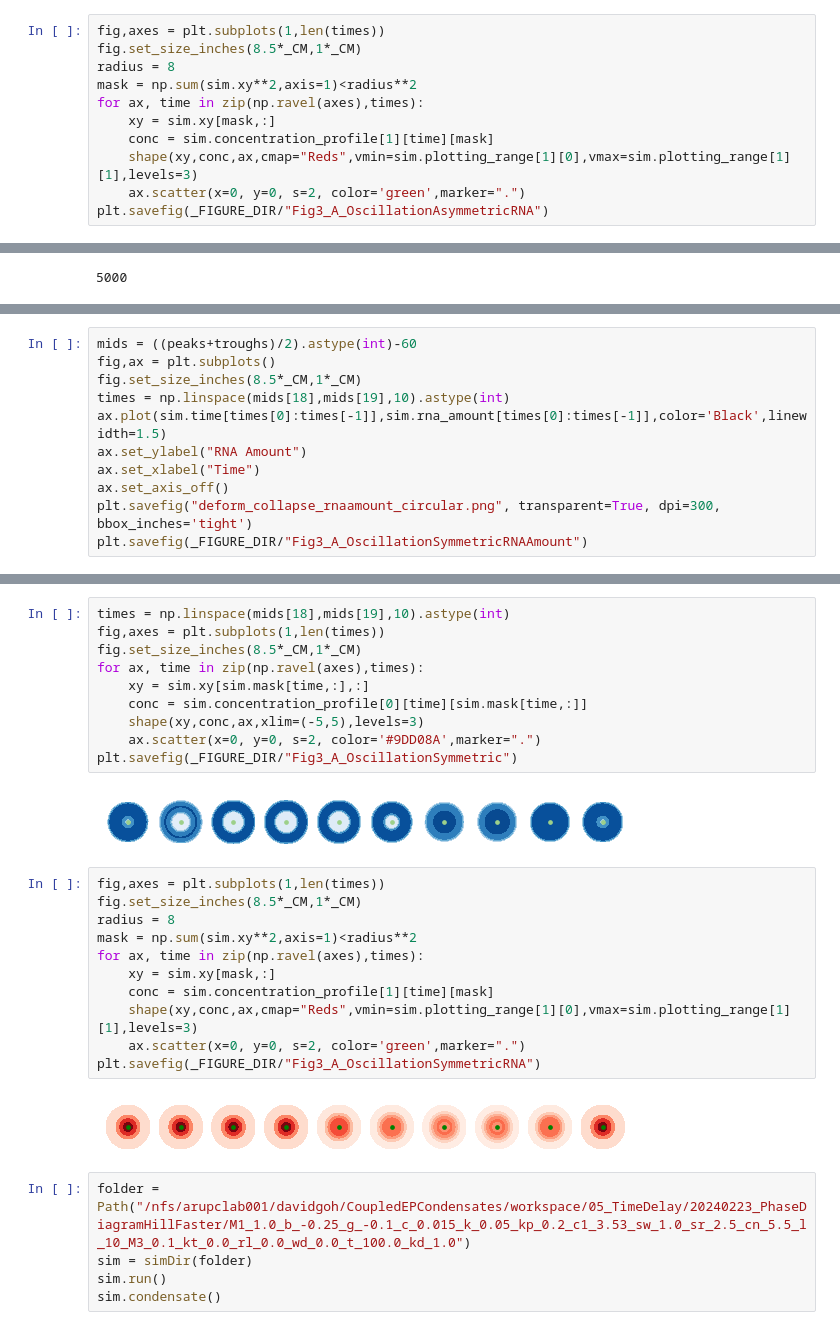
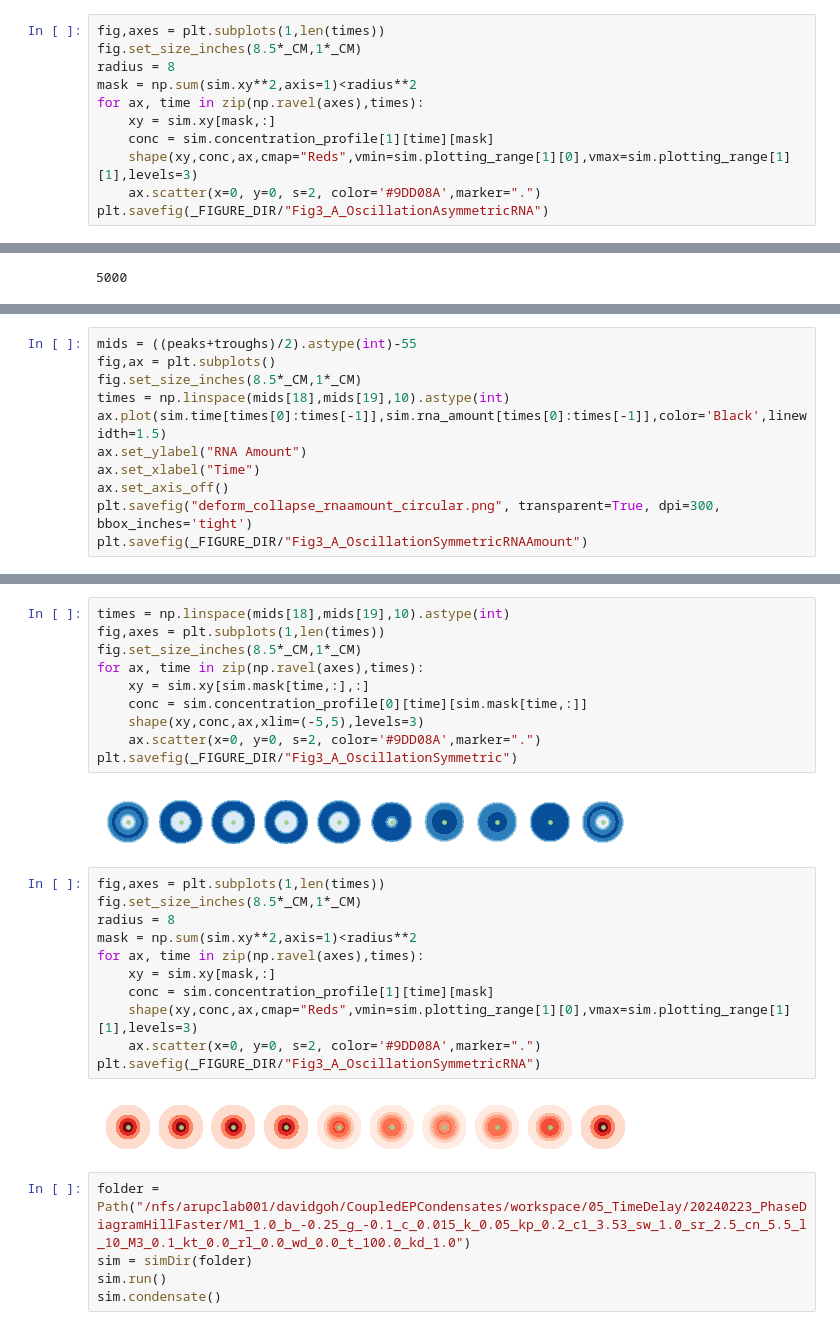
Before and after one commit to gohdavid/CoupledEPCondensates, a Jupyter notebook: workspace/05_Analysis/Fig_3B-3C.ipynb, the cells around one changed output, grey strips where cells are left out. Cells and saved outputs as stored; diff of their text form.

```diff
--- a/workspace/05_Analysis/Fig_3B-3C.ipynb
+++ b/workspace/05_Analysis/Fig_3B-3C.ipynb
@@ -99,6 +99,6 @@ for ax, time in zip(np.ravel(axes),times):
     xy = sim.xy[mask,:]
     conc = sim.concentration_profile[1][time][mask]
     shape(xy,conc,ax,cmap="Reds",vmin=sim.plotting_range[1][0],vmax=sim.plotting_range[1][1],levels=3)
-    ax.scatter(x=0, y=0, s=2, color='green',marker=".")
+    ax.scatter(x=0, y=0, s=2, color='#9DD08A',marker=".")
 plt.savefig(_FIGURE_DIR/"Fig3_A_OscillationAsymmetricRNA")
 # %% [output]
@@ -123,5 +123,5 @@ Text(0.5, 0.98, 'Time Delay = 250')
 # %%
-mids = ((peaks+troughs)/2).astype(int)-60
+mids = ((peaks+troughs)/2).astype(int)-55
 fig,ax = plt.subplots()
 fig.set_size_inches(8.5*_CM,1*_CM)
 times = np.linspace(mids[18],mids[19],10).astype(int)
@@ -144,20 +144,20 @@ for ax, time in zip(np.ravel(axes),times):
     ax.scatter(x=0, y=0, s=2, color='#9DD08A',marker=".")
 plt.savefig(_FIGURE_DIR/"Fig3_A_OscillationSymmetric")
 # %% [output]
-[figure, old version]
+[figure, new version]
 # %%
 fig,axes = plt.subplots(1,len(times))
 fig.set_size_inches(8.5*_CM,1*_CM)
 radius = 8
 mask = np.sum(sim.xy**2,axis=1)<radius**2
 for ax, time in zip(np.ravel(axes),times):
     xy = sim.xy[mask,:]
     conc = sim.concentration_profile[1][time][mask]
     shape(xy,conc,ax,cmap="Reds",vmin=sim.plotting_range[1][0],vmax=sim.plotting_range[1][1],levels=3)
-    ax.scatter(x=0, y=0, s=2, color='green',marker=".")
+    ax.scatter(x=0, y=0, s=2, color='#9DD08A',marker=".")
 plt.savefig(_FIGURE_DIR/"Fig3_A_OscillationSymmetricRNA")
 # %% [output]
-[figure, old version]
+[figure, new version]
 # %%
 folder = Path("/nfs/arupclab001/davidgoh/CoupledEPCondensates/workspace/05_TimeDelay/20240223_PhaseDiagramHillFaster/M1_1.0_b_-0.25_g_-0.1_c_0.015_k_0.05_kp_0.2_c1_3.53_sw_1.0_sr_2.5_cn_5.5_l_10_M3_0.1_kt_0.0_rl_0.0_wd_0.0_t_100.0_kd_1.0")
 sim = simDir(folder)
```
Also changed, not shown: parts of 3 cells of this notebook.
